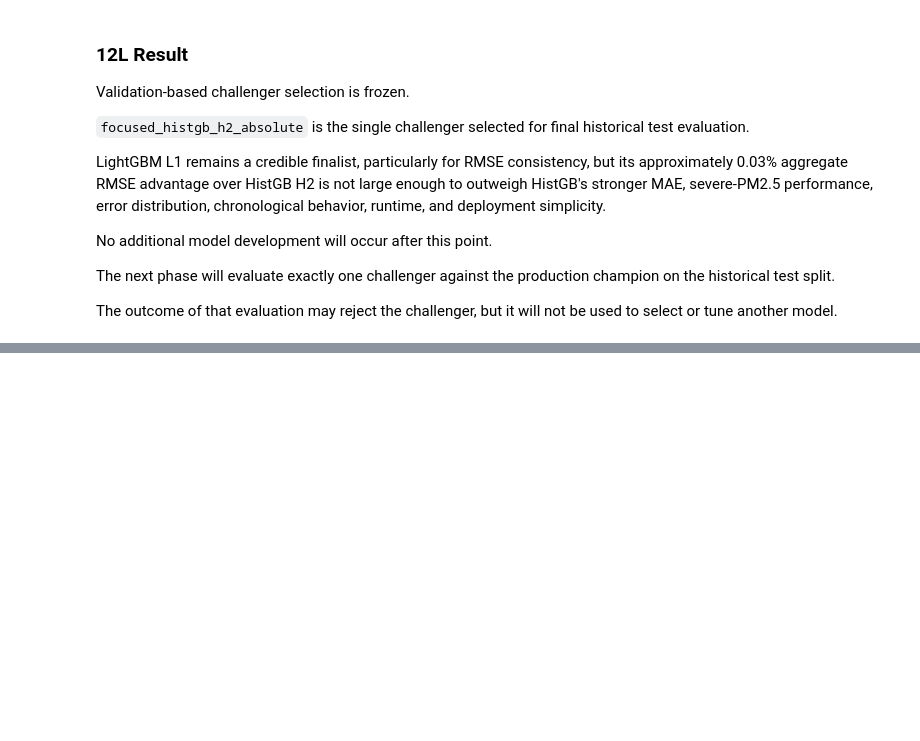
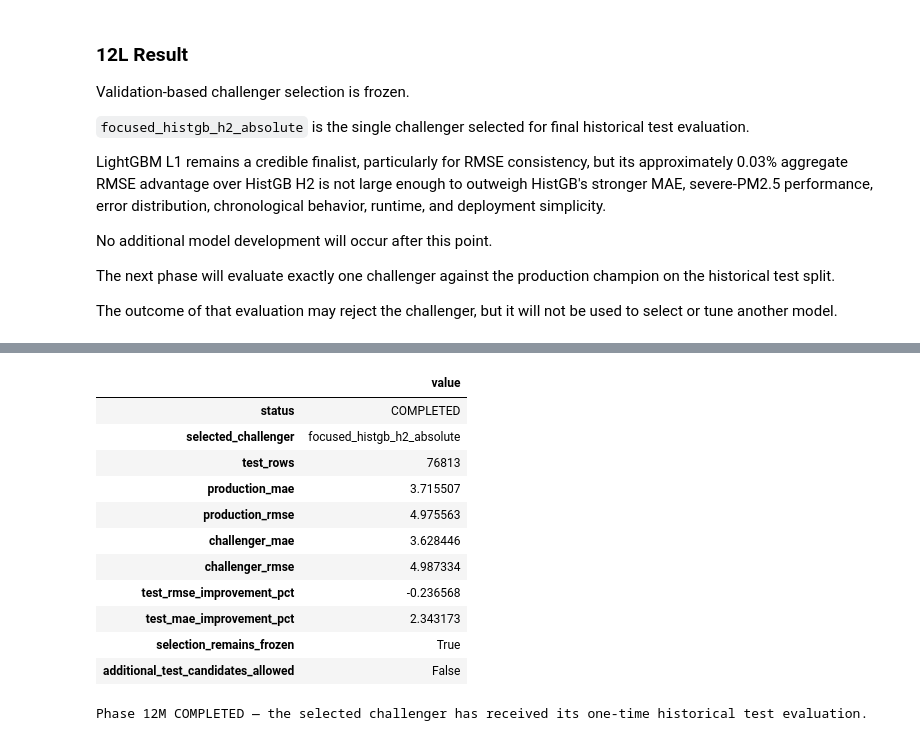
Before and after one commit to riyanj220/pearls-aqi-predictor, a Jupyter notebook: notebooks/12_model_challenger_benchmark.ipynb, the cells around one changed output, grey strips where cells are left out. Saved outputs shown, nothing was run; the diff lists cells and outputs as text; code cells hidden in the pictures; blank space fills up the shorter version.

```diff
--- a/notebooks/12_model_challenger_benchmark.ipynb
+++ b/notebooks/12_model_challenger_benchmark.ipynb
@@ -10298,0 +10796,61 @@ used to select or tune another model.
+# %%
+final_test_summary = {
+    "status": "COMPLETED",
+    "selected_challenger": (
+        SELECTED_CHALLENGER_KEY
+    ),
+    "test_rows": len(test_df),
+    "production_mae": float(
+        production_test_result[
+            "overall_metrics"
+        ]["mae"]
+    ),
+    "production_rmse": float(
+        production_test_result[
+            "overall_metrics"
+        ]["rmse"]
+    ),
+    "challenger_mae": float(
+        selected_test_overall["mae"]
+    ),
+    "challenger_rmse": float(
+        selected_test_overall["rmse"]
+    ),
+    "test_rmse_improvement_pct": float(
+        selected_test_rmse_improvement
+    ),
+    "test_mae_improvement_pct": float(
+        selected_test_mae_improvement
+    ),
+    "selection_remains_frozen": True,
+    "additional_test_candidates_allowed": False,
+}
+
+
+display(
+    pd.Series(
+        final_test_summary,
+        name="value",
+    ).to_frame()
+)
+
+
+print(
+    "Phase 12M COMPLETED — the selected "
+    "challenger has received its one-time "
+    "historical test evaluation."
+)
+# %% [output]
+|  | value |
+| status | COMPLETED |
+| selected_challenger | focused_histgb_h2_absolute |
+| test_rows | 76813 |
+| production_mae | 3.715507 |
+| production_rmse | 4.975563 |
+| challenger_mae | 3.628446 |
+| challenger_rmse | 4.987334 |
+| test_rmse_improvement_pct | -0.236568 |
+| test_mae_improvement_pct | 2.343173 |
+| selection_remains_frozen | True |
+| additional_test_candidates_allowed | False |
+Phase 12M COMPLETED — the selected challenger has received its one-time historical test evaluation.
```
Also changed, not shown: parts of 19 cells of this notebook.
